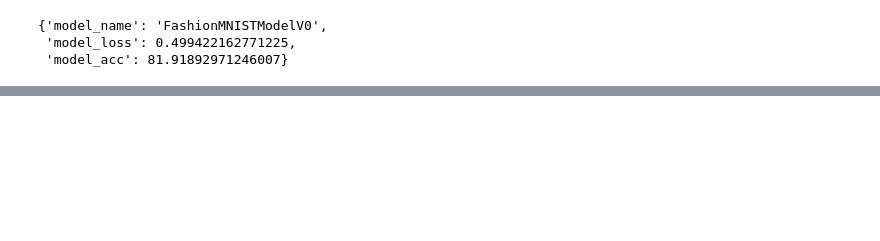
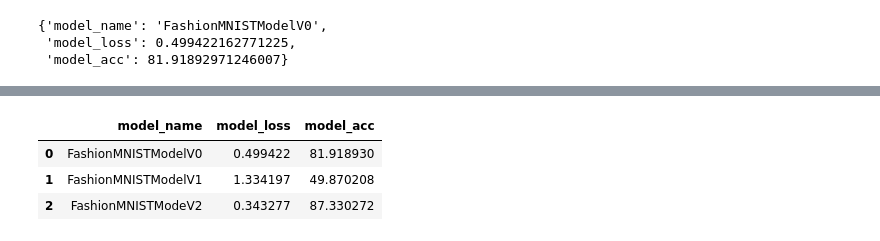
Before and after one commit to hrnnikolov/ML_models, a Jupyter notebook: pytorch_computer_vision.ipynb, the cells around one changed output, grey strips where cells are left out. Saved outputs shown, nothing was run; the diff lists cells and outputs as text; code cells hidden in the pictures; blank space fills up the shorter version.

```diff
--- a/pytorch_computer_vision.ipynb
+++ b/pytorch_computer_vision.ipynb
@@ -484,0 +526,8 @@ model_0_results
+# %%
+torch.manual_seed(33)
+
+model_2 = FashionMNISTModeV2(input=1,
+                             hidden=10,
+                             output=len(class_names)).to(device)
+
+model_2
@@ -484,0 +555,24 @@ model_0_results
+# %%
+loss_fn = nn.CrossEntropyLoss()
+optimizer = torch.optim.SGD(params=model_2.parameters(),
+                            lr=0.1)
+# %%
+torch.manual_seed(33)
+torch.cuda.manual_seed(33)
+
+epochs = 3
+
+for epoch in tqdm(range(epochs)):
+  print(f'Epoch: {epoch}\n++++++')
+  train_step(model=model_2,
+             data_loader=train_dataloader,
+             loss_fn=loss_fn,
+             optimizer=optimizer,
+             accuracy_fn=accuracy_fn,
+             device=device)
+
+  test_step(model=model_2,
+            data_loader=test_dataloader,
+            loss_fn=loss_fn,
+            accuracy_fn=accuracy_fn,
+            device=device)
@@ -484,0 +597,18 @@ model_0_results
+# %%
+model_2_results = eval_mode(model=model_2,
+                            data_loader=test_dataloader,
+                            loss_fn=loss_fn,
+                            accuracy_fn=accuracy_fn,
+                            device=device)
+# %%
+import pandas as pd
+compare_results = pd.DataFrame([model_0_results,
+                               model_1_results,
+                               model_2_results])
+
+compare_results
+# %% [output]
+|  | model_name | model_loss | model_acc |
+| 0 | FashionMNISTModelV0 | 0.499422 | 81.918930 |
+| 1 | FashionMNISTModelV1 | 1.334197 | 49.870208 |
+| 2 | FashionMNISTModeV2 | 0.343277 | 87.330272 |
```
Also changed, not shown: parts of 29 cells of this notebook.
